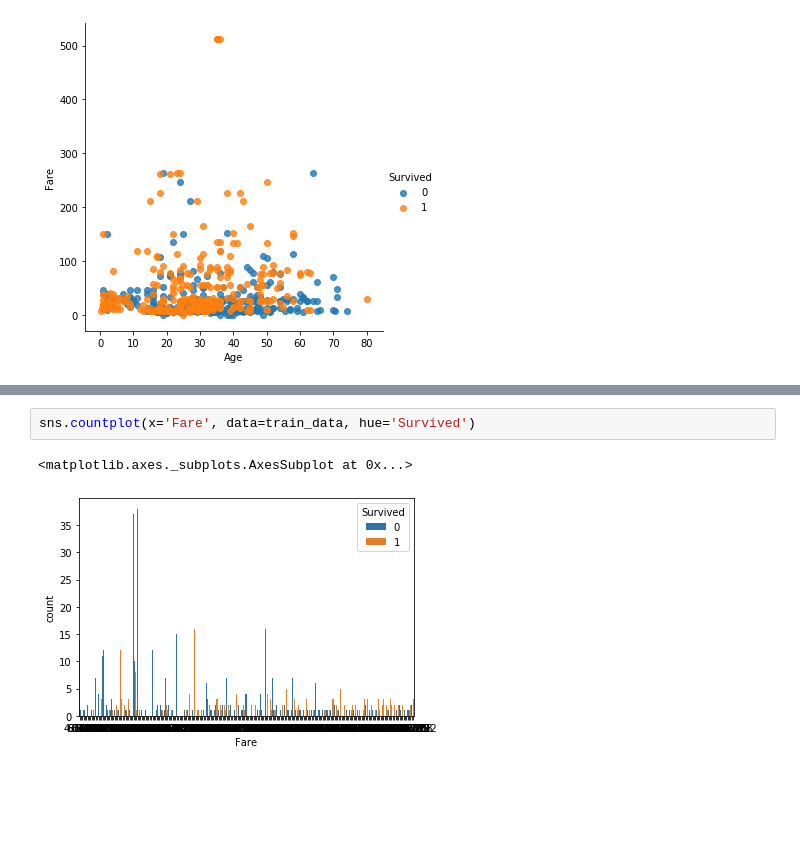
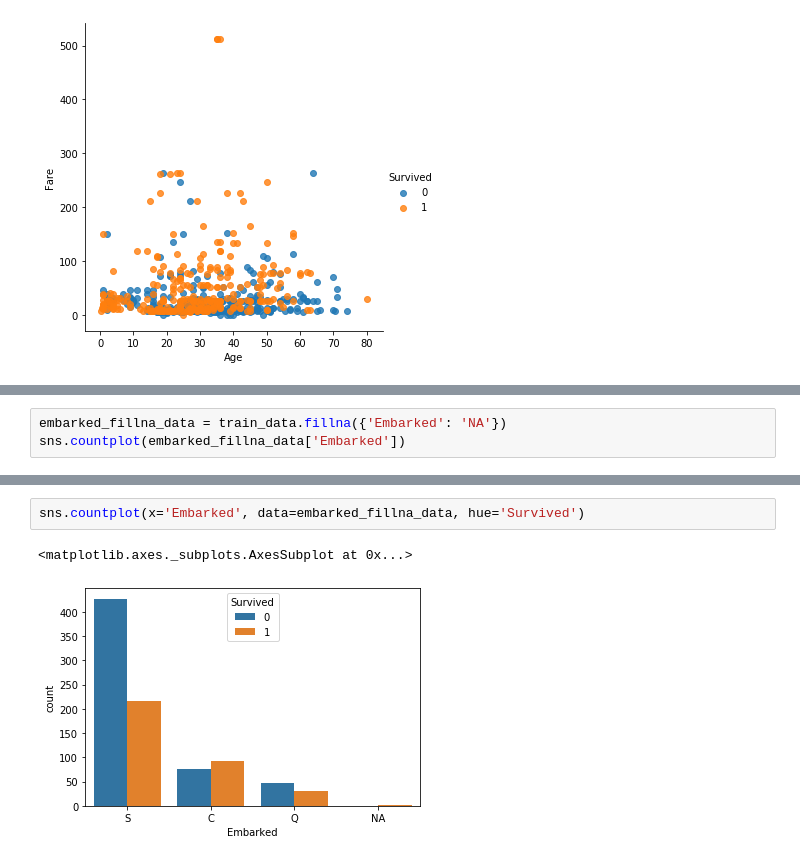
Before and after one commit to predora005/kaggle-practice, a Jupyter notebook: titanic/titanic.ipynb, the cells around one changed output, grey strips where cells are left out. Saved outputs shown, nothing was run; the diff lists cells and outputs as text; blank space fills up the shorter version.

```diff
--- a/titanic/titanic.ipynb
+++ b/titanic/titanic.ipynb
@@ -259,0 +259,3 @@ sns.lmplot(data=train_data, x="Age", y="Fare", hue="Survived", fit_reg=False)
+# %%
+embarked_fillna_data = train_data.fillna({'Embarked': 'NA'})
+sns.countplot(embarked_fillna_data['Embarked'])
@@ -260,5 +265,5 @@ sns.lmplot(data=train_data, x="Age", y="Fare", hue="Survived", fit_reg=False)
 # %%
-sns.countplot(x='Fare', data=train_data, hue='Survived')
+sns.countplot(x='Embarked', data=embarked_fillna_data, hue='Survived')
 # %% [output]
 <matplotlib.axes._subplots.AxesSubplot at 0x...>
-[figure, old version]
+[figure, new version]
```
Also changed, not shown: parts of 16 cells of this notebook.
